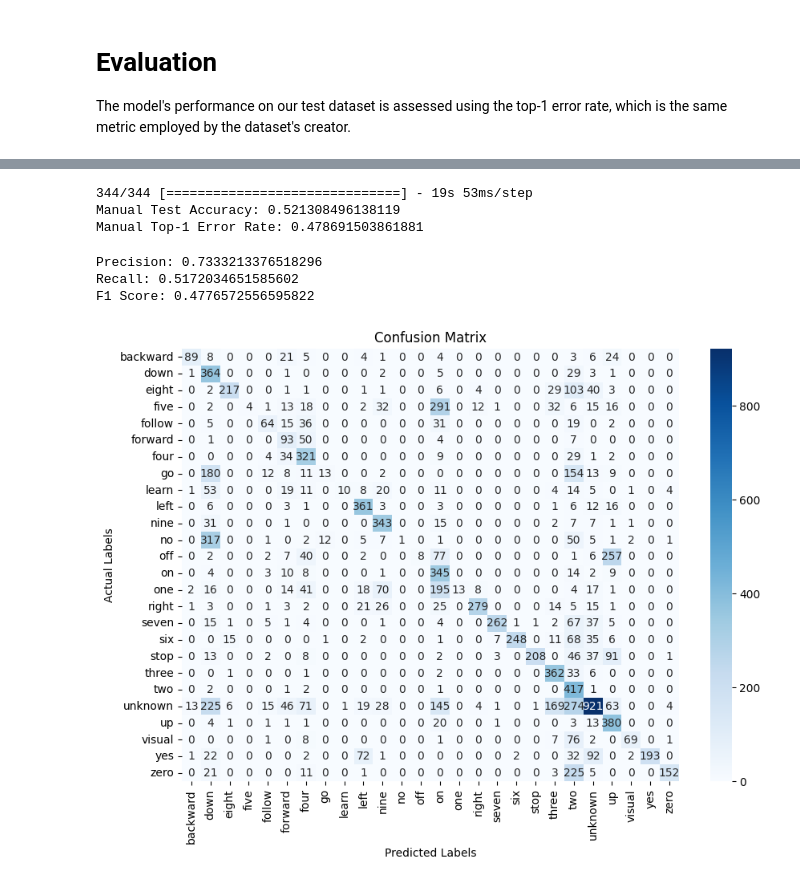
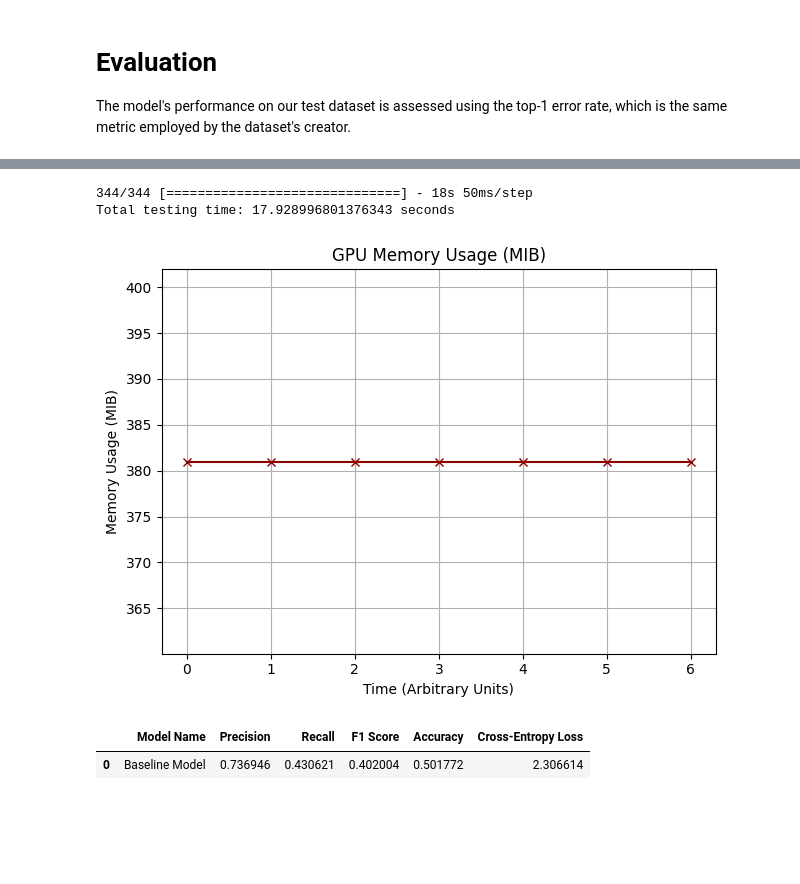
Before and after one commit to theMaren/HDA-KWS-Project, a Jupyter notebook: Baseline_model.ipynb, the cells around one changed output, grey strips where cells are left out. Drawn from its saved outputs; the diff is of its cells as text; code cells hidden in the pictures; blank space fills up the shorter version.

```diff
--- a/Baseline_model.ipynb
+++ b/Baseline_model.ipynb
@@ -243,3 +277,7 @@ Final shape: (124, 129, 1)
 # %%
 batch_size = 32
 test_spectrogram_ds = test_spectrogram_ds.batch(batch_size)
+# %%
+stop_event = threading.Event()
+log_file_path = 'gpu_log_files/gpu_usage_baseline_model_test.txt'
+interval = 10
@@ -246,29 +287,10 @@ test_spectrogram_ds = test_spectrogram_ds.batch(batch_size)
 # %%
+start_time = time.time()
 predictions = model.predict(test_spectrogram_ds)
-predicted_classes = np.argmax(predictions, axis=1)
-
-true_labels = np.concatenate([y for x, y in test_spectrogram_ds], axis=0)
-accuracy = np.mean(predicted_classes == true_labels)
-
-print(f"Manual Test Accuracy: {accuracy}")
-
-# Calculate the Top-1 Error Rate
-top_1_error_rate = 1 - accuracy
-print(f"Manual Top-1 Error Rate: {top_1_error_rate}")
+end_time = time.time()
+stop_event.set()
+total_time_test = end_time - start_time
+print(f"Total testing time: {total_time_test} seconds")
 # %% [output]
-344/344 [==============================] - 19s 53ms/step
-Manual Test Accuracy: 0.521308496138119
-Manual Top-1 Error Rate: 0.478691503861881
+344/344 [==============================] - 18s 50ms/step
+Total testing time: 17.928996801376343 seconds
-# %%
-# Calculate precision, recall, and F1 score
-precision = precision_score(true_labels, predicted_classes, average='macro')
-recall = recall_score(true_labels, predicted_classes, average='macro')
-f1 = f1_score(true_labels, predicted_classes, average='macro')
-
-print(f"Precision: {precision}")
-print(f"Recall: {recall}")
-print(f"F1 Score: {f1}")
-# %% [output]
-Precision: 0.7333213376518296
-Recall: 0.5172034651585602
-F1 Score: 0.4776572556595822
@@ -291,11 +297,11 @@ unique_labels_strings = np.unique(np.concatenate([true_labels_strings, predicted
-# %%
-conf_matrix = confusion_matrix(true_labels_strings, predicted_classes_strings, labels=unique_labels_strings)
-
-plt.figure(figsize=(10, 7))
-sns.heatmap(conf_matrix, annot=True, fmt='d', cmap='Blues', xticklabels=unique_labels_strings, yticklabels=unique_labels_strings)
-plt.title('Confusion Matrix')
-plt.ylabel('Actual Labels')
-plt.xlabel('Predicted Labels')
-plt.show()
-# %% [output]
-[figure, removed]
+# %%
+df_gpu_test = evaluation.get_gpu_usage(log_file_path)
+# %% [output]
+[figure, added]
+# %%
+true_labels = np.concatenate([y for x, y in test_spectrogram_ds], axis=0)
+metrics_df = evaluation.get_error_metrics("Baseline Model", true_labels, predictions)
+metrics_df.head()
+# %% [output]
+|  | Model Name | Precision | Recall | F1 Score | Accuracy | Cross-Entropy Loss |
+| 0 | Baseline Model | 0.736946 | 0.430621 | 0.402004 | 0.501772 | 2.306614 |
```
Also changed, not shown: parts of 23 cells of this notebook, 2 other files.
